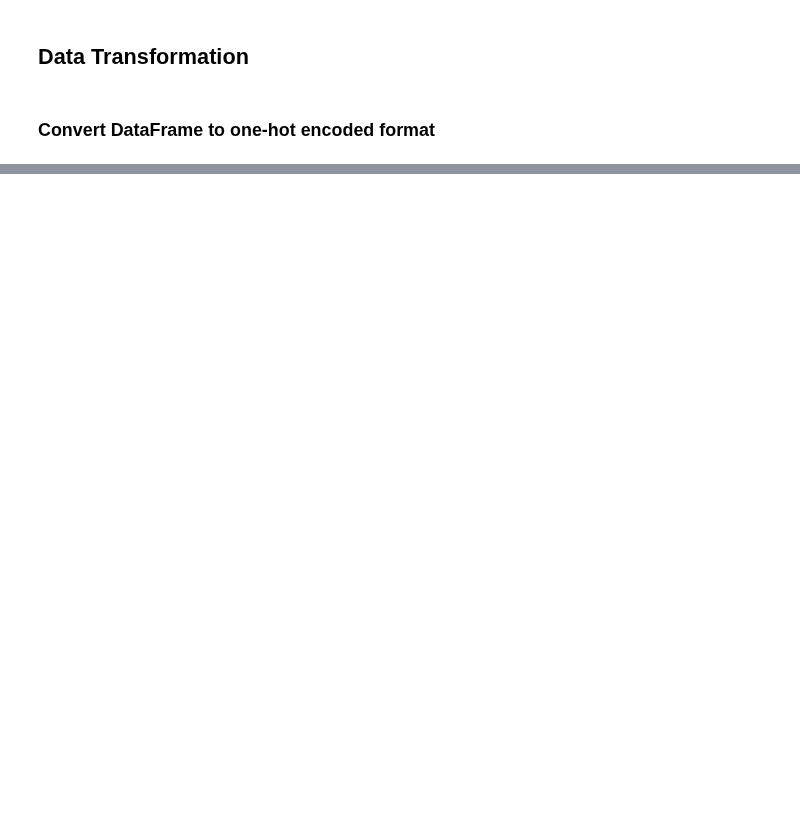
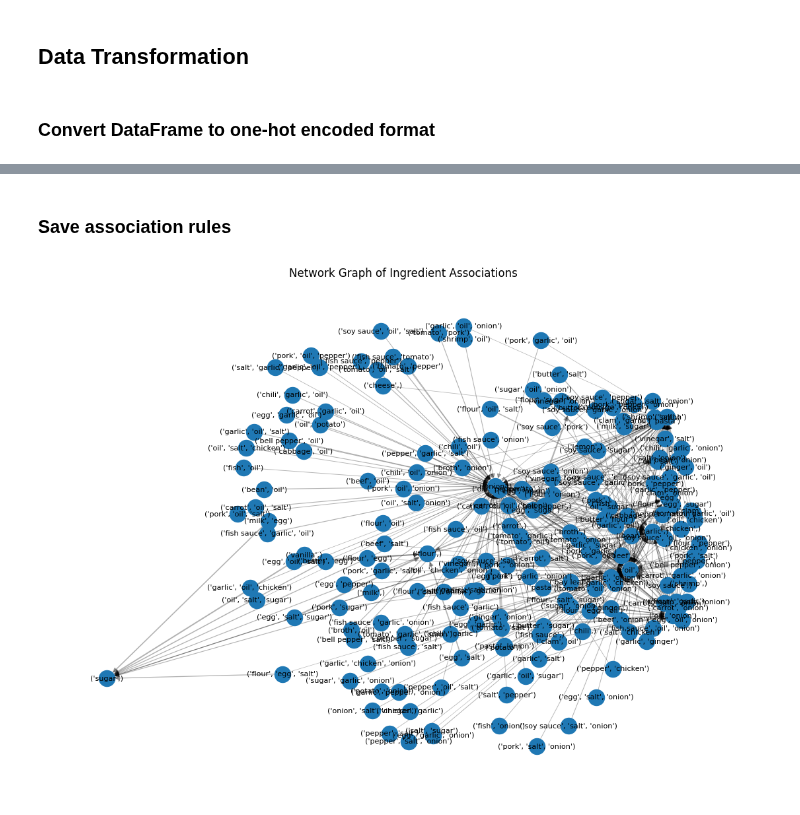
Before and after one commit to rixmape/panlasang-pinoy-clustering, a Jupyter notebook: main.ipynb, the cells around one changed output, grey strips where cells are left out. Cells and saved outputs as stored; diff of their text form; code cells hidden in the pictures; blank space fills up the shorter version.

Commit message:
Add association analysis

```diff
--- a/main.ipynb
+++ b/main.ipynb
@@ -398,0 +358,10 @@ one_hot_df.to_csv(
+# %%
+from mlxtend.frequent_patterns import apriori
+
+frequent_itemsets = apriori(
+    one_hot_df,
+    min_support=0.05, #  Lower this value to get more frequent itemsets
+    use_colnames=True,
+)
+
+frequent_itemsets.head()
@@ -398,0 +377,10 @@ one_hot_df.to_csv(
+# %%
+from mlxtend.frequent_patterns import association_rules
+
+rules = association_rules(
+    frequent_itemsets,
+    metric="confidence",
+    min_threshold=0.5,
+)
+
+rules[["antecedents", "consequents", "support", "confidence", "lift"]].head()
@@ -398,0 +406,2 @@ one_hot_df.to_csv(
+# %% [markdown]
+### Save association rules
@@ -398,0 +415,32 @@ one_hot_df.to_csv(
+# %%
+import matplotlib.pyplot as plt
+import networkx as nx
+
+# Create a directed graph from the association rules
+G = nx.DiGraph()
+
+# Add edges between antecedents and consequents
+for _, row in rules.iterrows():
+    G.add_edge(
+        str(tuple(row["antecedents"])),
+        str(tuple(row["consequents"])),
+        weight=row["lift"],
+    )
+
+# Draw the network
+plt.figure(figsize=(14, 10))
+pos = nx.spring_layout(G, k=0.5)  # k regulates the distance between nodes
+edges = nx.draw_networkx_edges(
+    G,
+    pos,
+    alpha=0.3,
+    width=[float(d["weight"]) * 0.5 for (u, v, d) in G.edges(data=True)],
+)
+nodes = nx.draw_networkx_nodes(G, pos, node_size=300)
+labels = nx.draw_networkx_labels(G, pos, font_size=8)
+
+plt.title("Network Graph of Ingredient Associations")
+plt.axis("off")
+plt.show()
+# %% [output]
+[figure, added]
```
Also changed, not shown: parts of 17 cells of this notebook, 3 other files.
